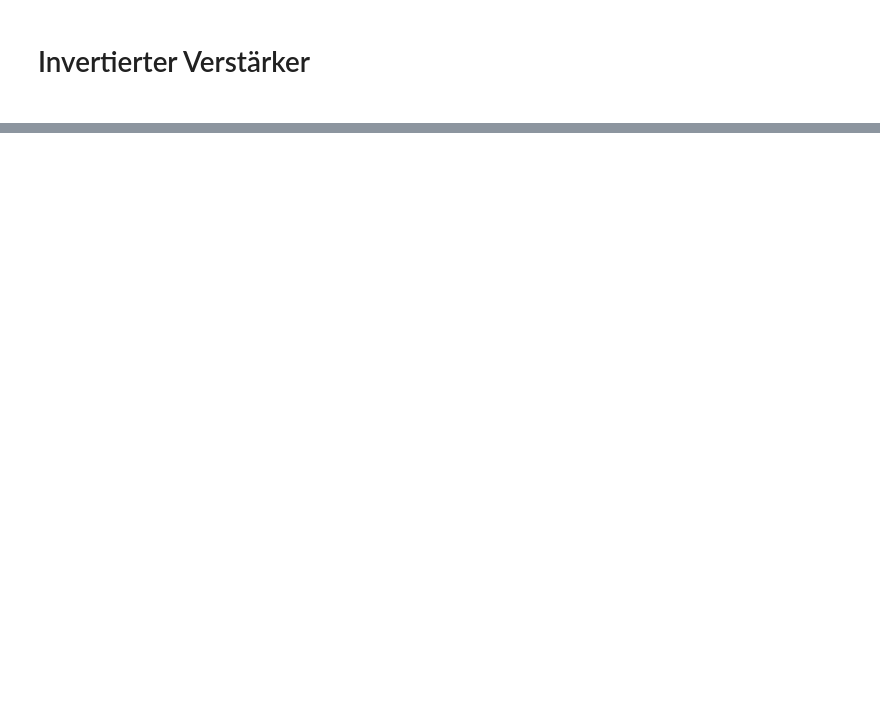
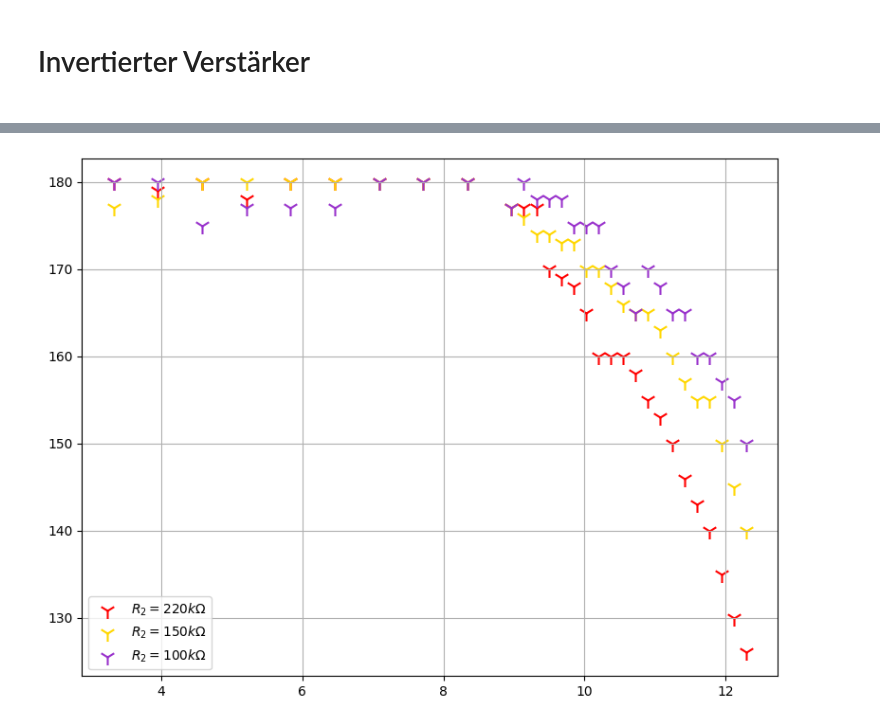
Before and after one commit to joeyko2706/FP-Protokolle, a Jupyter notebook: v51/auswertung/auswertung.ipynb, the cells around one changed output, grey strips where cells are left out. Drawn from its saved outputs; the diff is of its cells as text; code cells hidden in the pictures; blank space fills up the shorter version.

```diff
--- a/v51/auswertung/auswertung.ipynb
+++ b/v51/auswertung/auswertung.ipynb
@@ -199,0 +216,97 @@ f_cutoff = 82600.0 $pm$ 1400.0
+# %%
+def linear_fit(x, a, b):
+
+    return a * x + b
+
+
+
+# Load the data files into dataframes
+
+file_paths = {
+
+    "Invert_220k": "../data/Invert_220k.txt",
+
+    "Invert_150k": "../data/Invert_150k.txt",
+
+    "Invert_100k": "../data/Invert_100k.txt"
+
+}
+
+
+
+dataframes = {}
+
+for key, path in file_paths.items():
+
+    # Read the file, split by semicolon, and skip the header
+
+    data = pd.read_csv(path, delimiter=';', skiprows=1, names=['Frequency_Hz', 'Amplified_V', 'Unamplified_mV', 'Phase_Deg'])
+
+    # Remove any extra whitespace from column names and values
+
+    data = data.apply(lambda x: x.str.strip() if x.dtype == "object" else x)
+
+    dataframes[key] = data
+
+# Liste zum Speichern der Figure-Objekte
+figures = []
+
+def colour(key):
+    if key == "Invert_220k":
+        return "red"
+    if key == "Invert_150k":
+        return "gold"
+    if key == "Invert_100k":
+        return "darkorchid"
+
+def toplabel(key):
+    if key == "Invert_220k":
+        return r"$R_2 = 220k\Omega$"
+    if key == "Invert_150k":
+        return r"$R_2 = 150k\Omega$"
+    if key == "Invert_100k":
+        return r"$R_2 = 100k\Omega$"
+
+def get_amp(i):
+    if i == 0:
+        return 220
+    if i == 1:
+        return 150
+    if i == 2:
+        return 100
+
+
+# Prepare plots
+plt.figure(figsize=(8, 6))
+
+for i, (key, df) in enumerate(dataframes.items()):
+
+    # Convert data to numpy arrays
+
+    frequencies = df['Frequency_Hz'].astype(float).to_numpy()
+
+    gains = (df['Amplified_V'].astype(float) / ( df['Unamplified_mV'].astype(float) / 1000 )).to_numpy()
+
+    phases = df['Phase_Deg'].astype(float).to_numpy()
+
+    # Log-transform frequency and gain
+
+    log_frequencies = np.log2(frequencies)
+
+
+
+    axes[i].scatter(log_frequencies, phases, label="Data", color='blue', s=15)
+
+
+    plt.scatter(log_frequencies, phases, marker="1", label=toplabel(key), color=colour(key), s=150)
+    # Add labels, title, legend
+
+# Adjust layout and show the plots
+plt.tight_layout()
+
+plt.grid(True)
+plt.savefig("../figures/inverted_phase")
+plt.legend(loc="lower left")
+plt.show()
+# %% [output]
+[figure, added]
```
Also changed, not shown: parts of 5 cells of this notebook, 3 other files.
